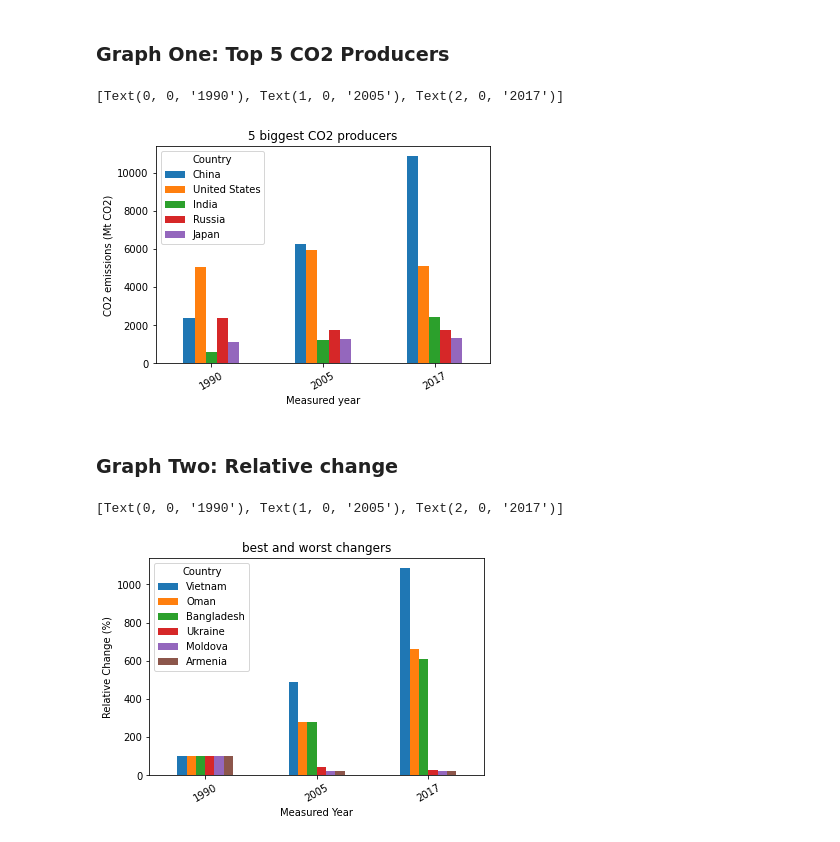
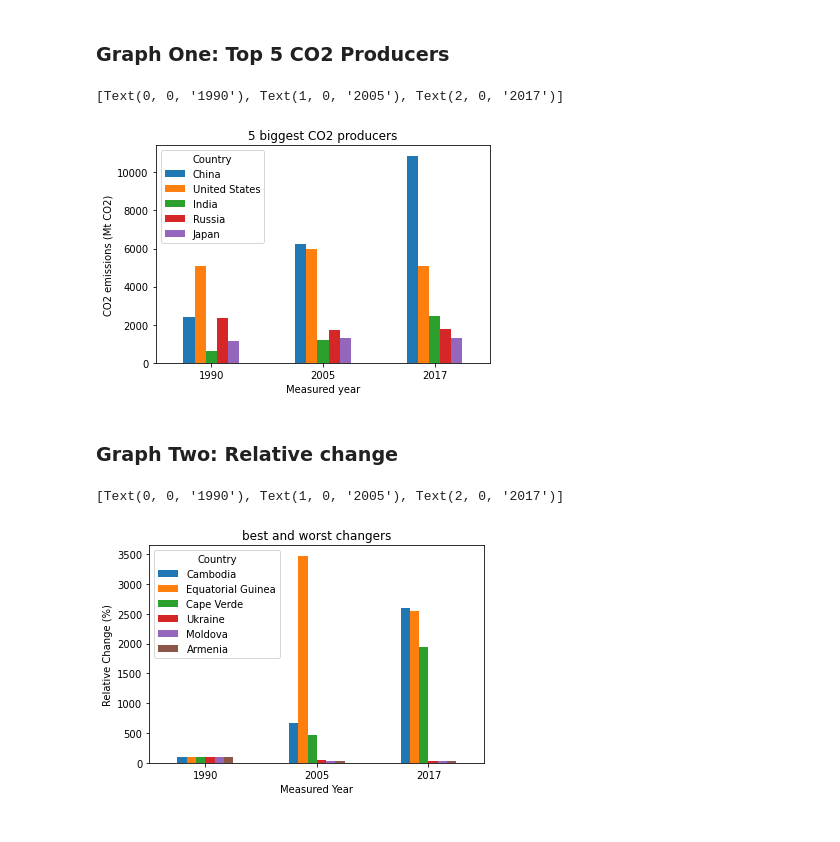
Before and after one commit to MandyP717/Data-analytics-with-python, a Jupyter notebook: CO2 emissions/Countries CO2 emissions.ipynb, the cells around one changed output. Cells and saved outputs as stored; diff of their text form; code cells hidden in the pictures.

Commit message:
Added last graph + code + reformatted

```diff
--- a/CO2 emissions/Countries CO2 emissions.ipynb
+++ b/CO2 emissions/Countries CO2 emissions.ipynb
@@ -62,36 +68,37 @@ countries_only
 # %% [markdown]
 ### Graph One: Top 5 CO2 Producers
 # %%
-
+#sort for highest co2 producers and remove not relevant columns
 sort_countries = countries_only.sort_values(by=['CO2 2017'], ascending=False)
 big_five = sort_countries.iloc[0:5, 0:4].set_index("Country")
-graph_one = big_five.T.plot.bar(title='5 biggest CO2 producers', rot = 30, ylabel = "CO2 emissions (Mt CO2)" , xlabel = 'Measured year')
+
+#graph
+graph_one = big_five.T.plot.bar(title='5 biggest CO2 producers', rot = 0, xlabel = 'Measured year', ylabel = "CO2 emissions (Mt CO2)")
 graph_one.set_xticklabels(["1990", "2005", "2017"])
 # %% [output]
 [Text(0, 0, '1990'), Text(1, 0, '2005'), Text(2, 0, '2017')]
-[figure, old version]
+[figure, new version]
 # %% [markdown]
 ### Graph Two: Relative change
 # %%
 def relative_change(base, target_year):
     return round(target_year / base *100, 3)
 
-#Mt CO2 production > 5, filter out not relevant columns
-CO2_greater_5 = countries_only.loc[countries_only['CO2 1990'] >=5].iloc[:,0:4]
+#filter out not relevant columns and make copy
+countries_columns = countries_only.iloc[:, 0:4]
 
 #calculate relative change each year with base year 1990
-CO2_greater_5['Change 1990'] = relative_change(CO2_greater_5['CO2 1990'], CO2_greater_5['CO2 1990'])
-CO2_greater_5['Change 2005'] = relative_change(CO2_greater_5['CO2 1990'], CO2_greater_5['CO2 2005'])
-CO2_greater_5['Change 2017'] = relative_change(CO2_greater_5['CO2 1990'], CO2_greater_5['CO2 2017'])
+countries_columns['Change 1990'] = relative_change(countries_columns['CO2 1990'], countries_columns['CO2 1990'])
+countries_columns['Change 2005'] = relative_change(countries_columns['CO2 1990'], countries_columns['CO2 2005'])
+countries_columns['Change 2017'] = relative_change(countries_columns['CO2 1990'], countries_columns['CO2 2017'])
 
 #select top 3 and bottom 3
-CO2_greater_5 = CO2_greater_5.sort_values(by=['Change 2017'], ascending = False)
-target_columns = CO2_greater_5.iloc[[0 ,1, 2, -3, -2, -1], [0,-3,-2,-1]].set_index('Country')
+filter_countries = countries_columns.sort_values(by=['Change 2017'], ascending = False)
+target_columns = filter_countries.iloc[[0 ,1, 2, -3, -2, -1], [0,-3,-2,-1]].set_index('Country')
 
-
-label = ['1990', '2005', '2017']
-graph_two = target_columns.T.plot.bar(title = 'best and worst changers', rot = 30, xlabel = "Measured Year", ylabel = 'Relative Change (%)')
+#graph
+graph_two = target_columns.T.plot.bar(title = 'best and worst changers', rot = 0, xlabel = "Measured Year", ylabel = 'Relative Change (%)')
 graph_two.set_xticklabels(["1990", "2005", "2017"])
 # %% [output]
 [Text(0, 0, '1990'), Text(1, 0, '2005'), Text(2, 0, '2017')]
-[figure, old version]
+[figure, new version]
```
Also changed, not shown: parts of 5 cells of this notebook.
